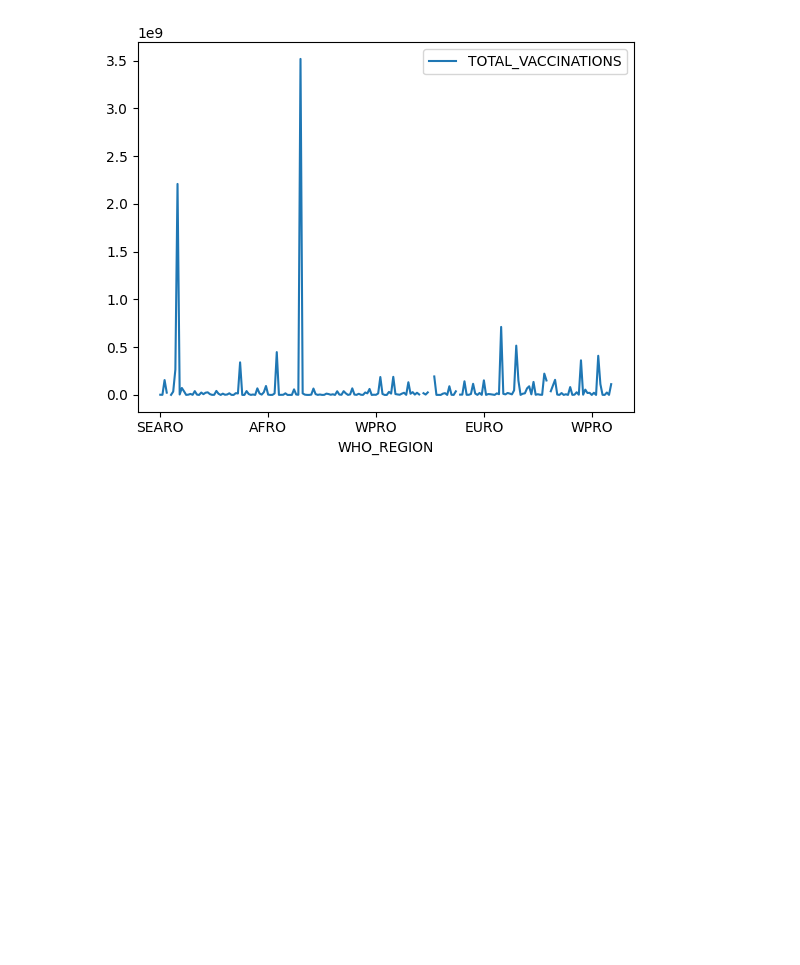
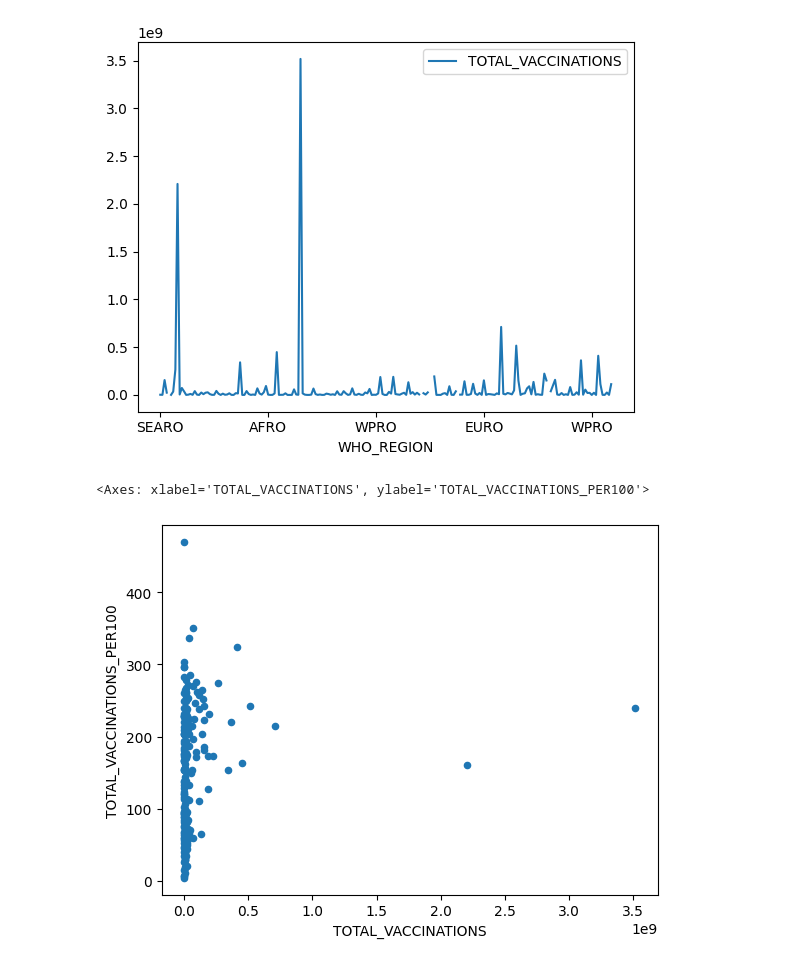
Before and after one commit to mamar/Covid_2019_vacination-Data-Analysis, a Jupyter notebook: covid-2019-vacination-data-analysis.ipynb, the cells around one changed output. Saved outputs shown, nothing was run; the diff lists cells and outputs as text; code cells hidden in the pictures; blank space fills up the shorter version.

```diff
--- a/covid-2019-vacination-data-analysis.ipynb
+++ b/covid-2019-vacination-data-analysis.ipynb
@@ -75,3 +76,8 @@ df.groupby(by='COUNTRY')
 line=df.plot.line(x='WHO_REGION',y='TOTAL_VACCINATIONS')
 # %% [output]
 [figure]
+# %%
+df.plot.scatter(x='TOTAL_VACCINATIONS',y='TOTAL_VACCINATIONS_PER100')
+# %% [output]
+<Axes: xlabel='TOTAL_VACCINATIONS', ylabel='TOTAL_VACCINATIONS_PER100'>
+[figure, added]
```
Also changed, not shown: parts of 3 cells of this notebook.
